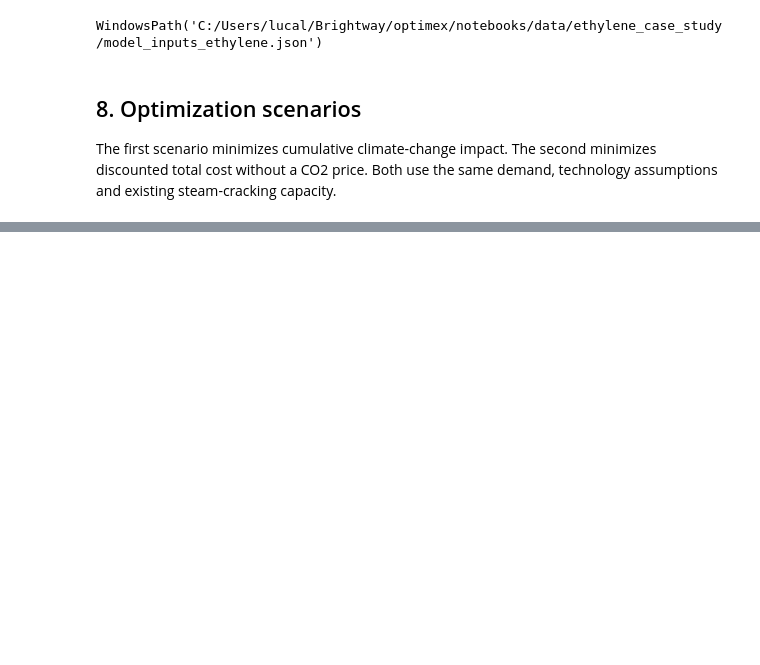
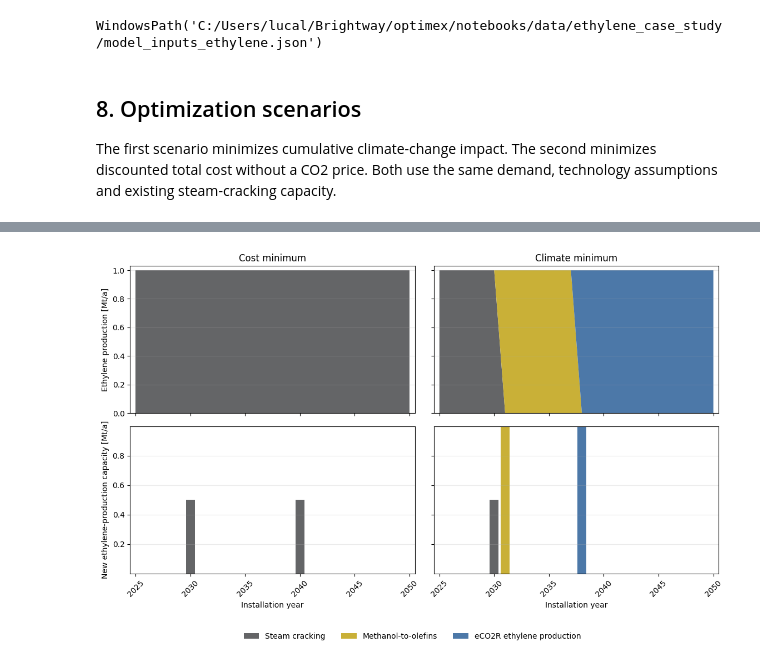
Before and after one commit to langeluca/optimex, a Jupyter notebook: notebooks/ethylene_case_study.ipynb, the cells around one changed output, grey strips where cells are left out. Drawn from its saved outputs; the diff is of its cells as text; code cells hidden in the pictures; blank space fills up the shorter version.

Commit message:
update ethylene case study results and plots

```diff
--- a/notebooks/ethylene_case_study.ipynb
+++ b/notebooks/ethylene_case_study.ipynb
@@ -2199,0 +2141,52 @@ pricing and vintage improvements are not part of this baseline.
+# %%
+# Figure 5.1: economic and environmental extreme pathways
+extreme_models = {
+    "Cost minimum": cost_model,
+    "Climate minimum": climate_frontier_model,
+}
+fig, axes = plt.subplots(2, 2, figsize=(11.5, 7.2), sharex="col", sharey="row")
+
+for column, (title, model) in enumerate(extreme_models.items()):
+    production, new_capacity = route_result_tables(model)
+    production_mt = production / 1e9
+    capacity_mt = new_capacity / 1e9
+
+    axes[0, column].stackplot(
+        production_mt.index,
+        *[production_mt[route] for route in ROUTE_CODES],
+        labels=[PROCESS_NAMES[route] for route in ROUTE_CODES],
+        colors=[PLOT_COLORS[route] for route in ROUTE_CODES],
+    )
+    axes[0, column].set_title(title)
+    axes[0, column].set_ylim(0, 1.03)
+    axes[0, column].grid(axis="y", alpha=0.25)
+    axes[0, column].tick_params(axis="x", labelbottom=False)
+
+    cumulative_capacity = np.zeros(len(capacity_mt.index))
+    for route in ROUTE_CODES:
+        values = capacity_mt[route].to_numpy()
+        axes[1, column].bar(
+            capacity_mt.index,
+            values,
+            bottom=cumulative_capacity,
+            width=0.82,
+            color=PLOT_COLORS[route],
+            label=PROCESS_NAMES[route],
+        )
+        cumulative_capacity += values
+    axes[1, column].set_xlabel("Installation year")
+    axes[1, column].grid(axis="y", alpha=0.25)
+    axes[1, column].set_xticks(np.arange(2025, 2051, 5))
+    axes[1, column].tick_params(axis="x", rotation=45)
+
+for axis in axes.flat:
+    axis.set_xlim(2024.5, 2050.5)
+axes[0, 0].set_ylabel("Ethylene production [Mt/a]")
+axes[1, 0].set_ylabel("New ethylene-production capacity [Mt/a]")
+handles, labels = axes[0, 0].get_legend_handles_labels()
+fig.legend(handles, labels, loc="lower center", ncol=3, frameon=False)
+fig.tight_layout(rect=(0, 0.07, 1, 1))
+save_thesis_figure(fig, "figure_5_1_extreme_pathways")
+plt.show()
+# %% [output]
+[figure, added]
```
Also changed, not shown: parts of 23 cells of this notebook, 25 other files.
